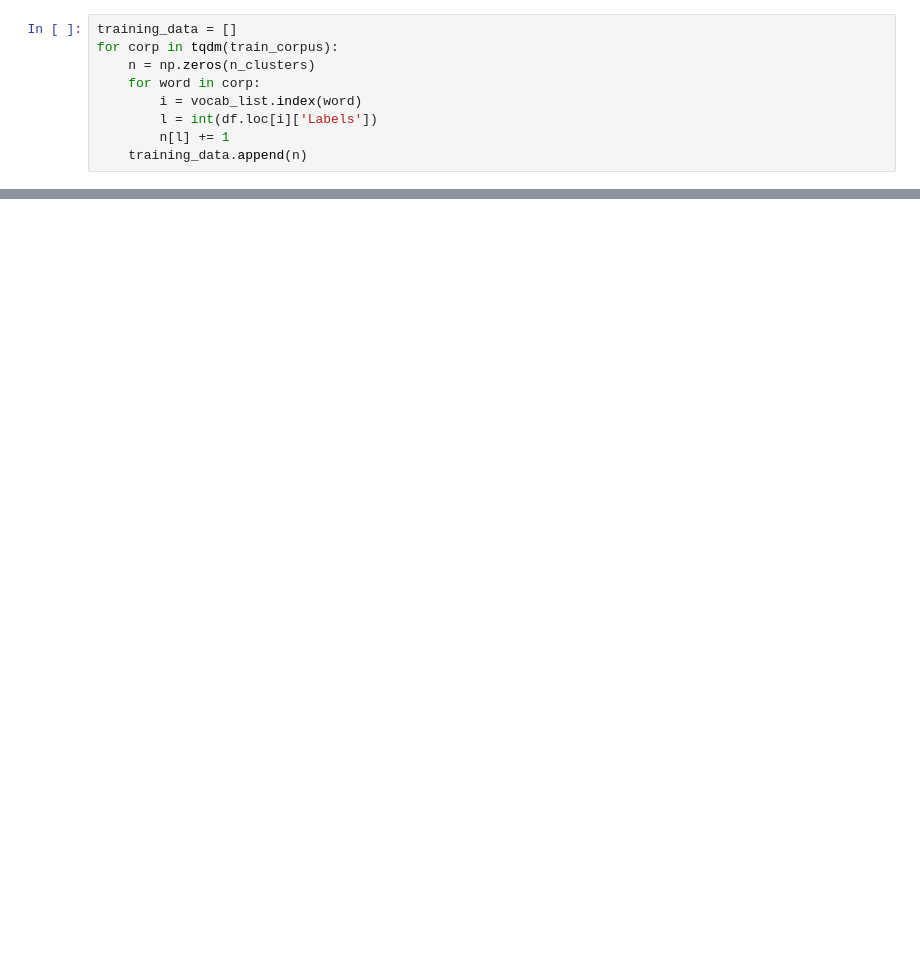
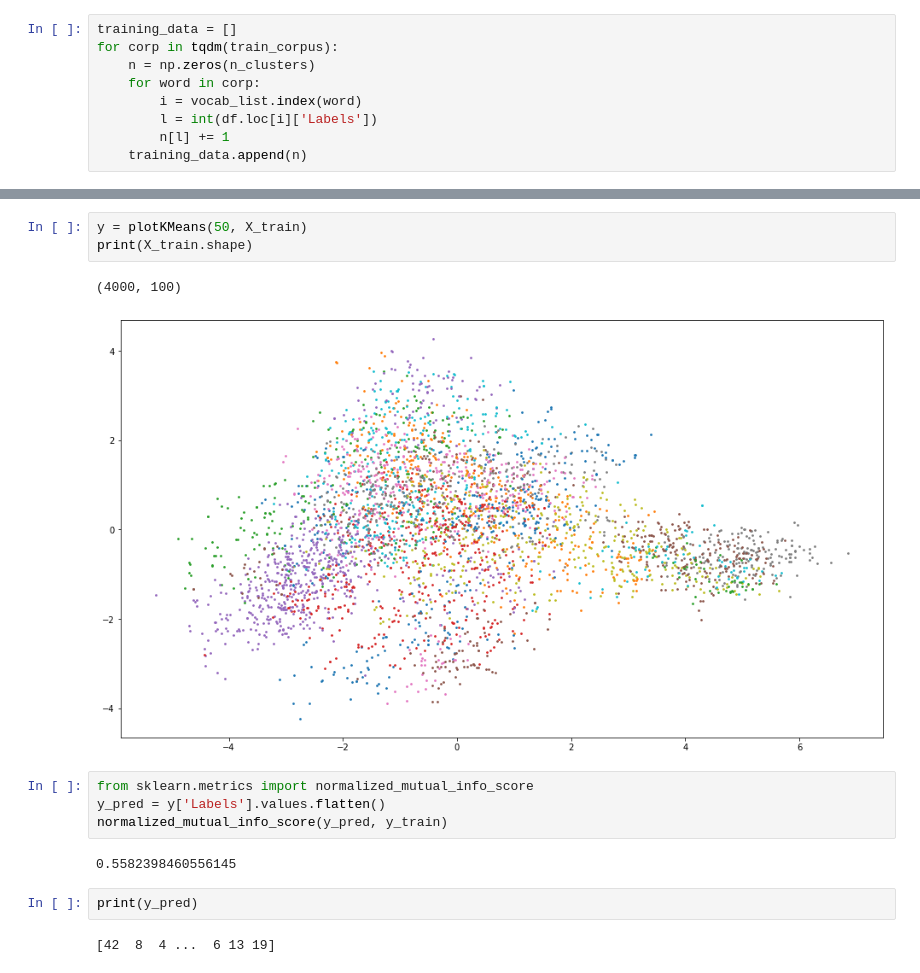
Before and after one commit to QMux/cmpe-255-project, a Jupyter notebook: Initial Data Exploration.ipynb, the cells around one changed output, grey strips where cells are left out. Saved outputs shown, nothing was run; the diff lists cells and outputs as text; blank space fills up the shorter version.

```diff
--- a/Initial Data Exploration.ipynb
+++ b/Initial Data Exploration.ipynb
@@ -175,0 +194,16 @@ normalized_mutual_info_score(j,k)
+# %%
+y = plotKMeans(50, X_train)
+print(X_train.shape)
+# %% [output]
+(4000, 100)
+[figure, added]
+# %%
+from sklearn.metrics import normalized_mutual_info_score
+y_pred = y['Labels'].values.flatten()
+normalized_mutual_info_score(y_pred, y_train)
+# %% [output]
+0.5582398460556145
+# %%
+print(y_pred)
+# %% [output]
+[42  8  4 ...  6 13 19]
```
Also changed, not shown: parts of 13 cells of this notebook.
